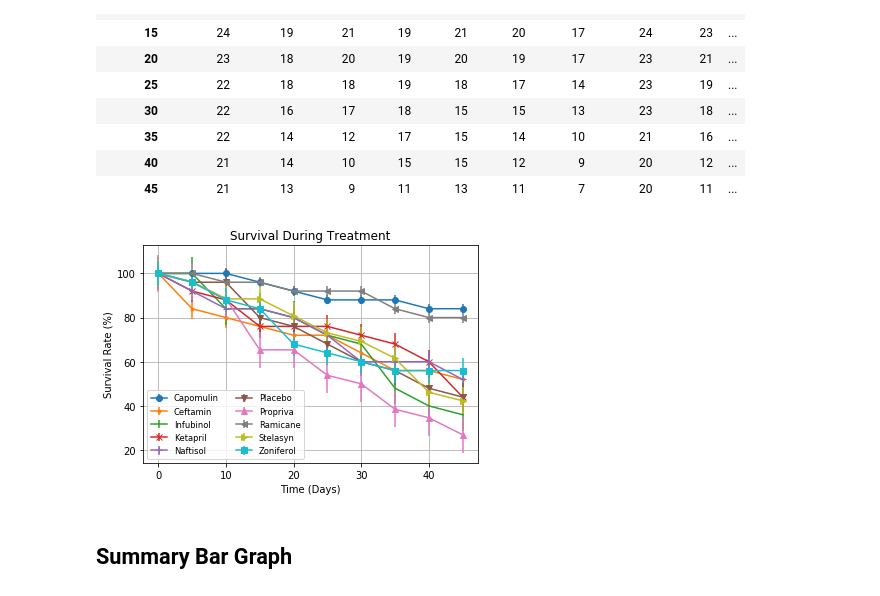
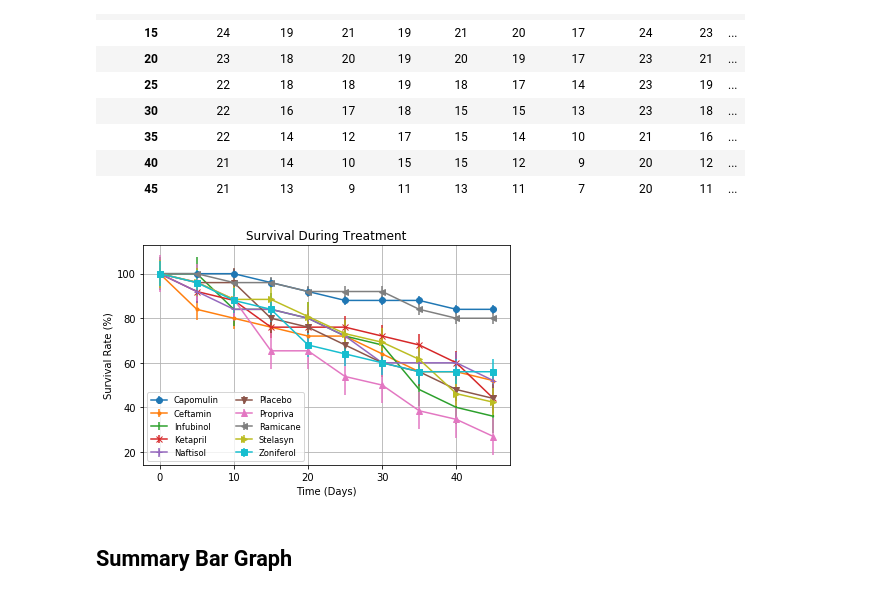
Before and after one commit to mdsmith577/Matplotlib_Homework, a Jupyter notebook: pymaceuticals.ipynb, the cells around one changed output. Saved outputs shown, nothing was run; the diff lists cells and outputs as text; code cells hidden in the pictures.

```diff
--- a/pymaceuticals.ipynb
+++ b/pymaceuticals.ipynb
@@ -349,27 +336,27 @@ x_axis = np.arange(0, x_limit, 5)
 # %%
 # Generate the Plot (with Error Bars)
 fig, ax = plt.subplots()
 marker_options = ['o', '.', ',', 'x', '+', 'v', '^', '<', '>', 's', 'd']
 
 for y in range(0, count_of_drugs_mice):
     ax.errorbar(x_axis, vol_iterated_mouse(y), alpha=1, yerr=stats.sem(vol_iterated_mouse(y)), fmt = marker_options[y] + "-", label=f"{drug_iterated_mouse(y)}")
     ax.legend()
 
-
-
 ax.set_title("Survival During Treatment")
 ax.set_xlabel("Time (Days)")
 ax.set_ylabel("Survival Rate (%)")
 
 ax.legend(loc="best", fontsize="small", fancybox=True, ncol=2)
 plt.grid()
 
+plt.tight_layout()
+
 # Save the Figure
 plt.savefig("Survival_During_Treatment.png")
 
 # Show plot
 plt.show()
 # %% [output]
-[figure, old version]
+[figure, new version]
 # %% [markdown]
 ## Summary Bar Graph
```
Also changed, not shown: parts of 15 cells of this notebook.
